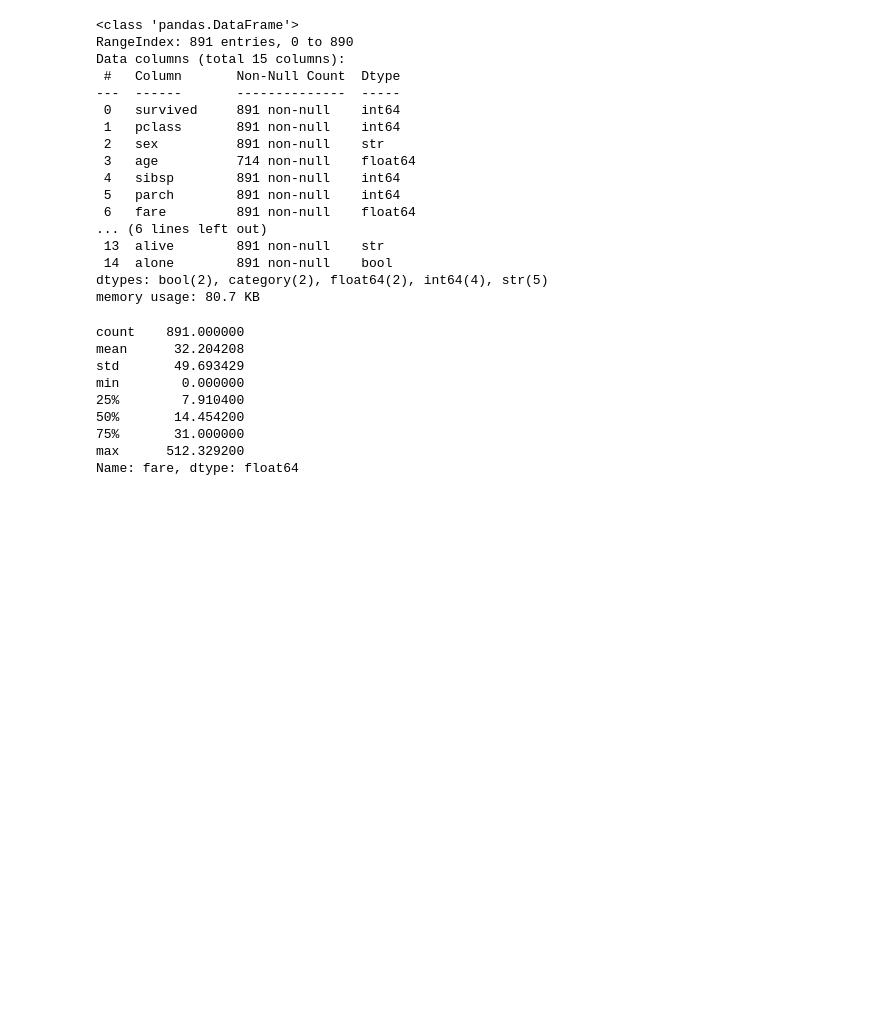
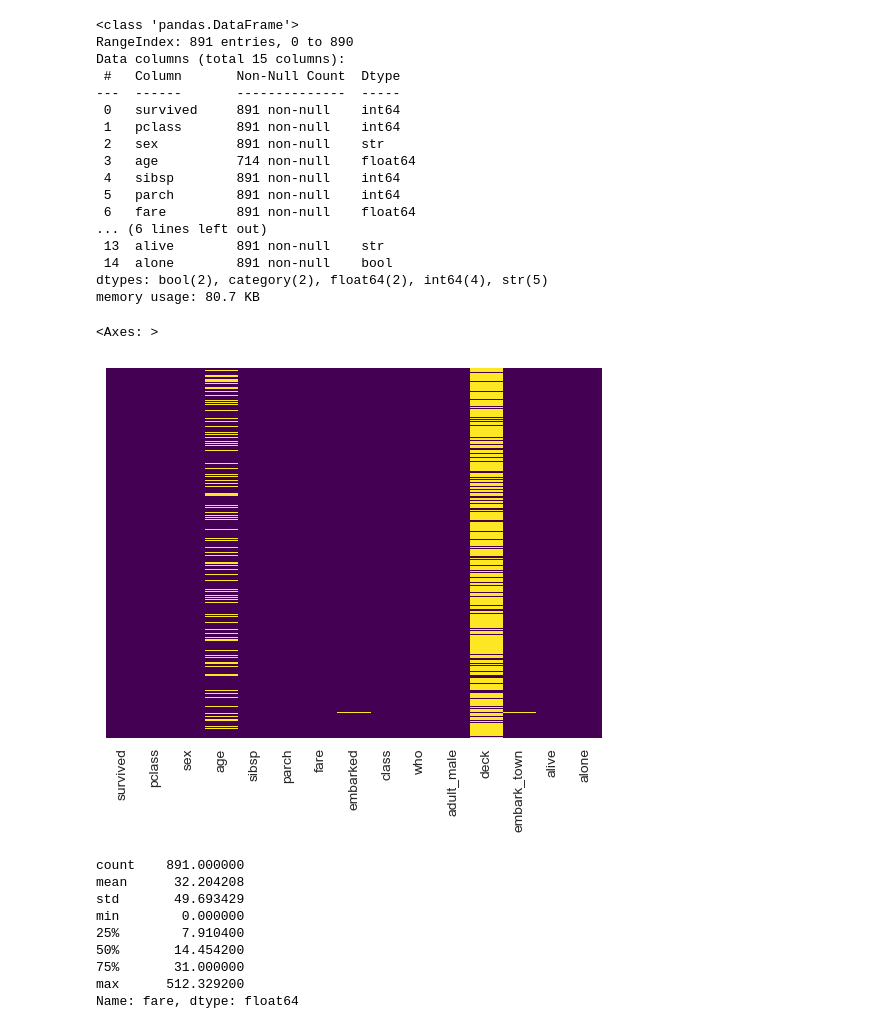
Before and after one commit to casual-coder12/Data-Science--Various-Projects-, a Jupyter notebook: Data Analysis/02 Titanic/Titanic Exercises.ipynb, the cells around one changed output. Saved outputs shown, nothing was run; the diff lists cells and outputs as text; code cells hidden in the pictures; blank space fills up the shorter version.

```diff
--- a/Data Analysis/02 Titanic/Titanic Exercises.ipynb
+++ b/Data Analysis/02 Titanic/Titanic Exercises.ipynb
@@ -45 +42,6 @@ data = pd.DataFrame(titanic)
+# %%
+sns.heatmap(df.isnull(), yticklabels=False, cbar=False, cmap='viridis')
+# %% [output]
+<Axes: >
+[figure, added]
 # %%
```
Also changed, not shown: parts of 23 cells of this notebook.
